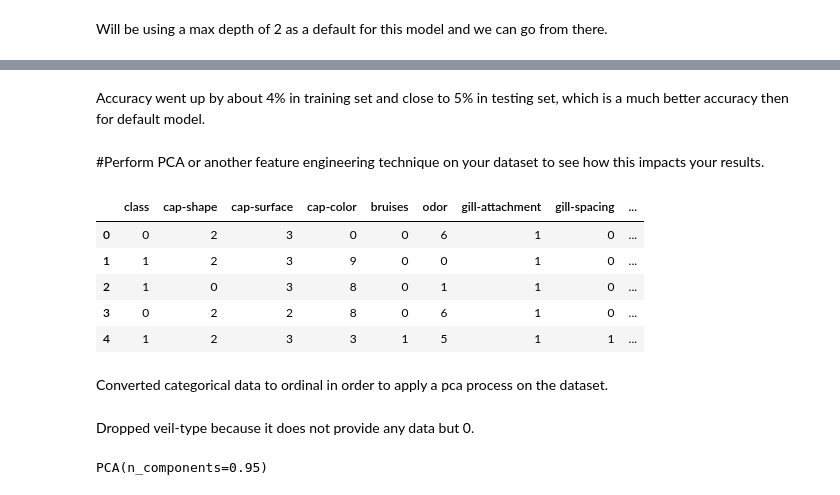
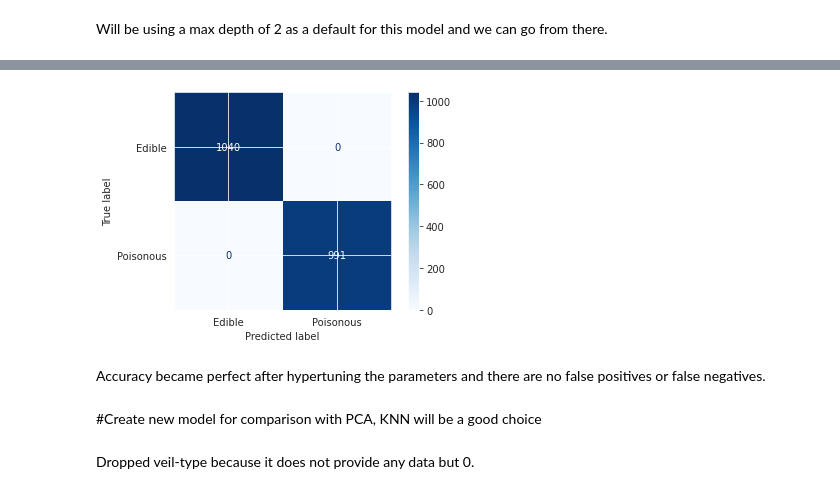
Before and after one commit to TopData530/Mushroom-Predictions, a Jupyter notebook: Project_2_Part_4.ipynb, the cells around one changed output, grey strips where cells are left out. Cells and saved outputs as stored; diff of their text form; code cells hidden in the pictures.

```diff
--- a/Project_2_Part_4.ipynb
+++ b/Project_2_Part_4.ipynb
@@ -652,0 +665,7 @@ array([1, 0, 0, ..., 1, 1, 0])
+# %%
+#Tune new parameters
+model = DecisionTreeClassifier()
+
+param_grid = {'decisiontreeclassifier__max_depth': range(2,20),
+              'decisiontreeclassifier__min_samples_leaf': [3,15,20],
+              'decisiontreeclassifier__min_samples_split': [2, 10, 100]}
@@ -653,2 +674,7 @@ array([1, 0, 0, ..., 1, 1, 0])
+# %%
+##Use Gridsearch for new parameters
+dt_grid_search = GridSearchCV(dec_t, param_grid)
+dt_grid_search.fit(X_train, y_train)
+prediction_dec2 = dt_grid_search.predict(X_test)
 # %%
 # calculate classification accuracy
@@ -662,24 +691,15 @@ print(test_score2)
-# %% [markdown]
-Accuracy went up by about 4% in training set and close to 5% in testing set, which is a much better accuracy then for default model.
-# %% [markdown]
-#Perform PCA or another feature engineering technique on your dataset to see how this impacts your results.
-# %%
-# Using LabelEncoder to convert catergory values to ordinal
-from sklearn.preprocessing import LabelEncoder
-labelencoder=LabelEncoder()
-for column in df.columns:
-    ml_df[column] = labelencoder.fit_transform(ml_df[column])
-
-ml_df.head()
-# %% [output]
-|  | class | cap-shape | cap-surface | cap-color | bruises | odor | gill-attachment | gill-spacing | ... |
-| 0 | 0 | 2 | 3 | 0 | 0 | 6 | 1 | 0 | ... |
-| 1 | 1 | 2 | 3 | 9 | 0 | 0 | 1 | 0 | ... |
-| 2 | 1 | 0 | 3 | 8 | 0 | 1 | 1 | 0 | ... |
-| 3 | 0 | 2 | 2 | 8 | 0 | 6 | 1 | 0 | ... |
-| 4 | 1 | 2 | 3 | 3 | 1 | 5 | 1 | 1 | ... |
-# %% [markdown]
-Converted categorical data to ordinal in order to apply a pca process on the dataset.
+# %%
+#Plot confusion matrix
+labels=['Edible','Poisonous']
+ConfusionMatrixDisplay.from_predictions(y_test, prediction_dec2,
+                                        display_labels=labels,
+                                        cmap='Blues');
+# %% [output]
+[figure, added]
+# %% [markdown]
+Accuracy became perfect after hypertuning the parameters and there are no false positives or false negatives.
+# %% [markdown]
+#Create new model for comparison with PCA, KNN will be a good choice
 # %%
 #Drop veil-type
 ml_df = ml_df.drop(["veil-type"],axis=1)
@@ -695,6 +710,3 @@ scaled_df = scaler.fit_transform(ml_df)
 from sklearn.decomposition import PCA
 # Instantiate & fit data using PCA with 95% variance
 pca = PCA(n_components=.95)
-pca.fit(scaled_df)
-# %% [output]
-PCA(n_components=0.95)
```
Also changed, not shown: parts of 64 cells of this notebook.
